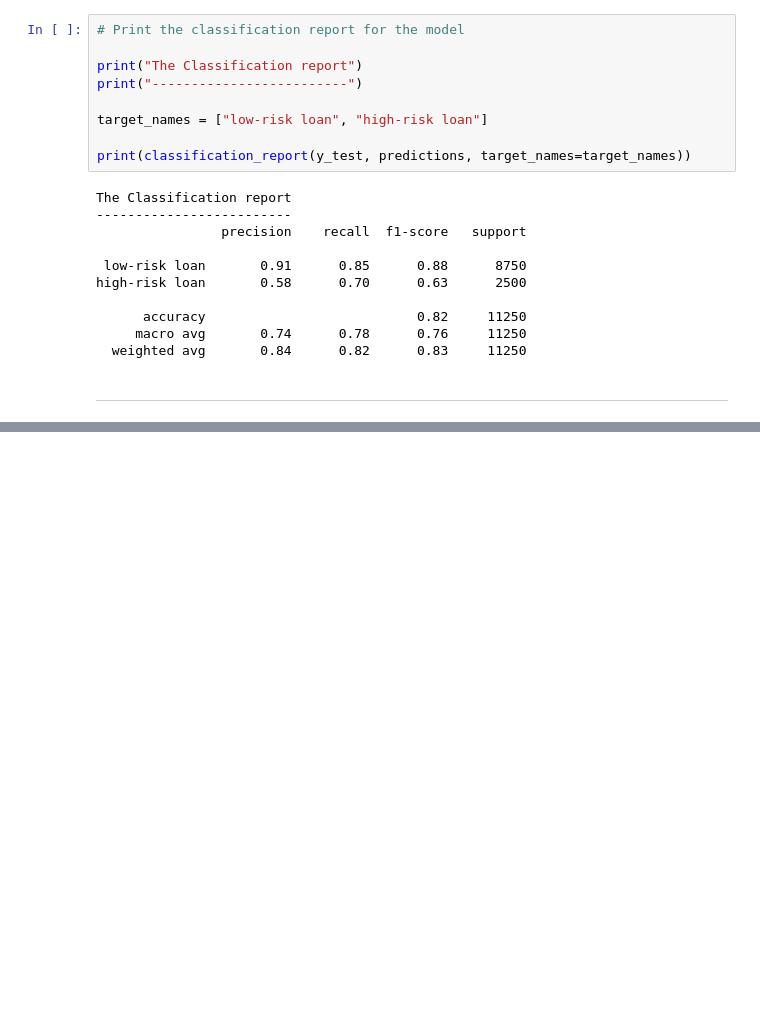
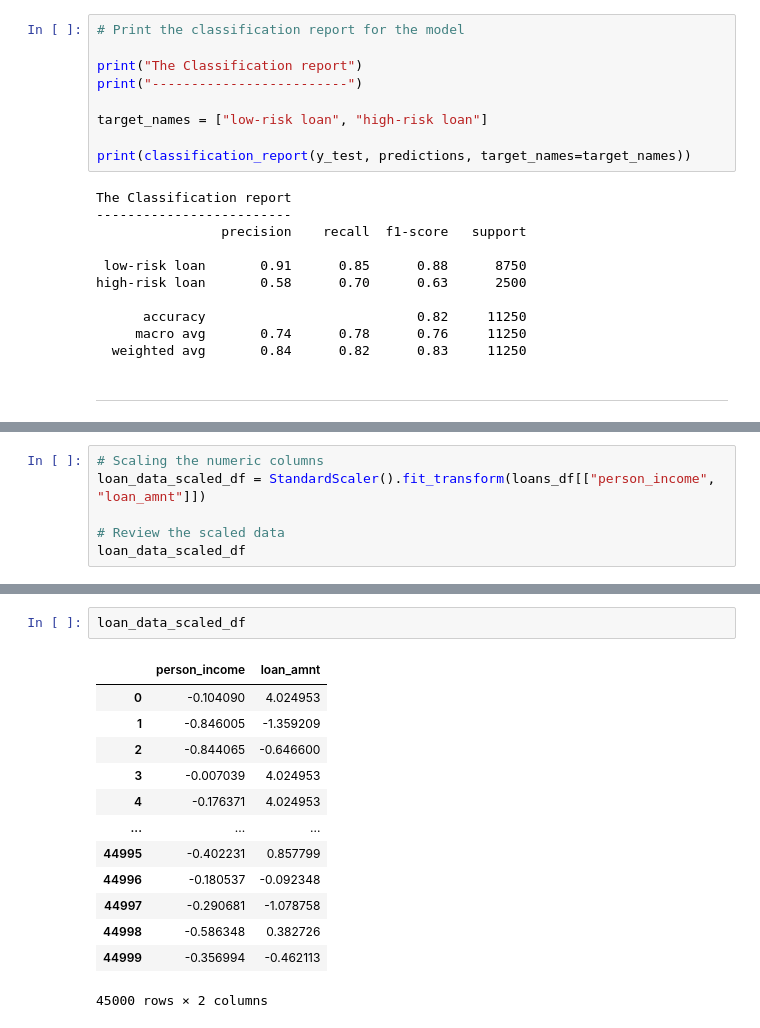
Before and after one commit to HeliosRider/Loan_Approval_Classification-, a Jupyter notebook: 3. training_model.ipynb, the cells around one changed output, grey strips where cells are left out. Cells and saved outputs as stored; diff of their text form; blank space fills up the shorter version.

```diff
--- a/3. training_model.ipynb
+++ b/3. training_model.ipynb
@@ -237,0 +257,6 @@ high-risk loan       0.58      0.70      0.63      2500
+# %%
+# Scaling the numeric columns
+loan_data_scaled_df = StandardScaler().fit_transform(loans_df[["person_income", "loan_amnt"]])
+
+# Review the scaled data
+loan_data_scaled_df
@@ -237,0 +295,16 @@ high-risk loan       0.58      0.70      0.63      2500
+# %%
+loan_data_scaled_df
+# %% [output]
+|  | person_income | loan_amnt |
+| 0 | -0.104090 | 4.024953 |
+| 1 | -0.846005 | -1.359209 |
+| 2 | -0.844065 | -0.646600 |
+| 3 | -0.007039 | 4.024953 |
+| 4 | -0.176371 | 4.024953 |
+| ... | ... | ... |
+| 44995 | -0.402231 | 0.857799 |
+| 44996 | -0.180537 | -0.092348 |
+| 44997 | -0.290681 | -1.078758 |
+| 44998 | -0.586348 | 0.382726 |
+| 44999 | -0.356994 | -0.462113 |
+45000 rows × 2 columns
```
Also changed, not shown: parts of 13 cells of this notebook, 1 other file.
